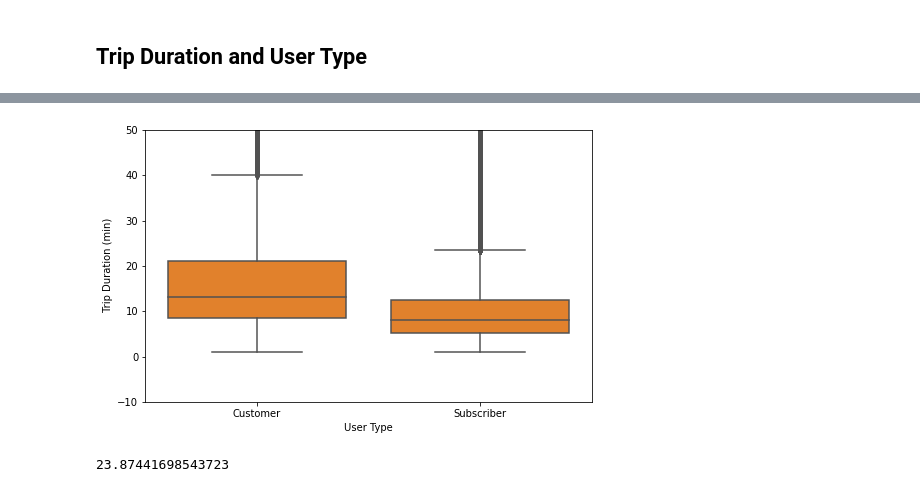
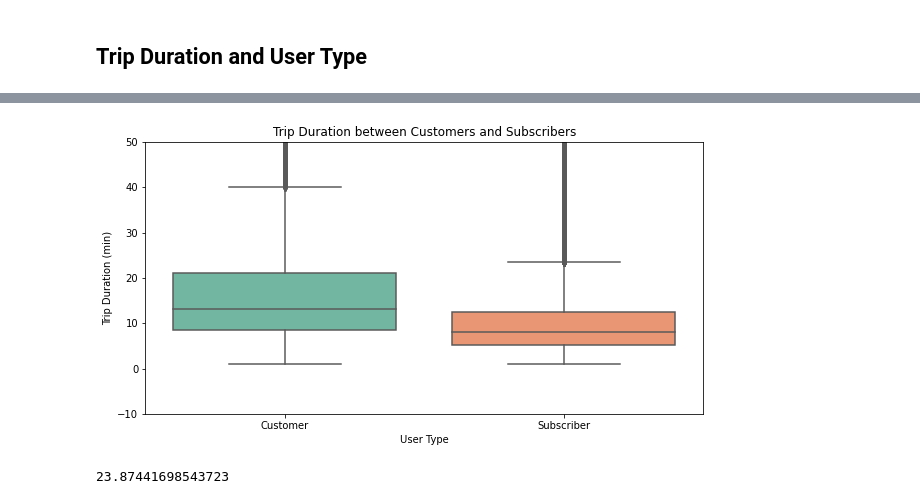
Before and after one commit to dainantonio/Bike-share-exploration, a Jupyter notebook: slide_deck_template-checkpoint.ipynb, the cells around one changed output, grey strips where cells are left out. Saved outputs shown, nothing was run; the diff lists cells and outputs as text; code cells hidden in the pictures.

```diff
--- a/slide_deck_template-checkpoint.ipynb
+++ b/slide_deck_template-checkpoint.ipynb
@@ -476,13 +486,16 @@ sns.boxplot(data=df, x='user_type', y='duration_minutes');
 # %%
-plt.figure(figsize = [8, 5])
-base_color = sns.color_palette()[1]
-sns.boxplot(data = df, x = 'user_type', y = 'duration_minutes', color = base_color)
-plt.ylim([-10, 50])
+# https://seaborn.pydata.org/generated/seaborn.boxplot.html
+# A box plot showing comparisons between quatitative and categorical variables
+import seaborn as sns
+plt.figure(figsize = [10, 5])
+sns.boxplot(x='user_type', y='duration_minutes', data = df, palette ='Set2')
+plt.ylim(-10, 50)
+plt.title('Trip Duration between Customers and Subscribers')
 plt.xlabel('User Type')
-plt.ylabel(' Trip Duration (min)')
+plt.ylabel('Trip Duration (min)')
 plt.show()
 # %% [output]
-[figure, old version]
+[figure, new version]
 # %%
 # Average trip duration for Customer
 
```
Also changed, not shown: parts of 10 cells of this notebook.
